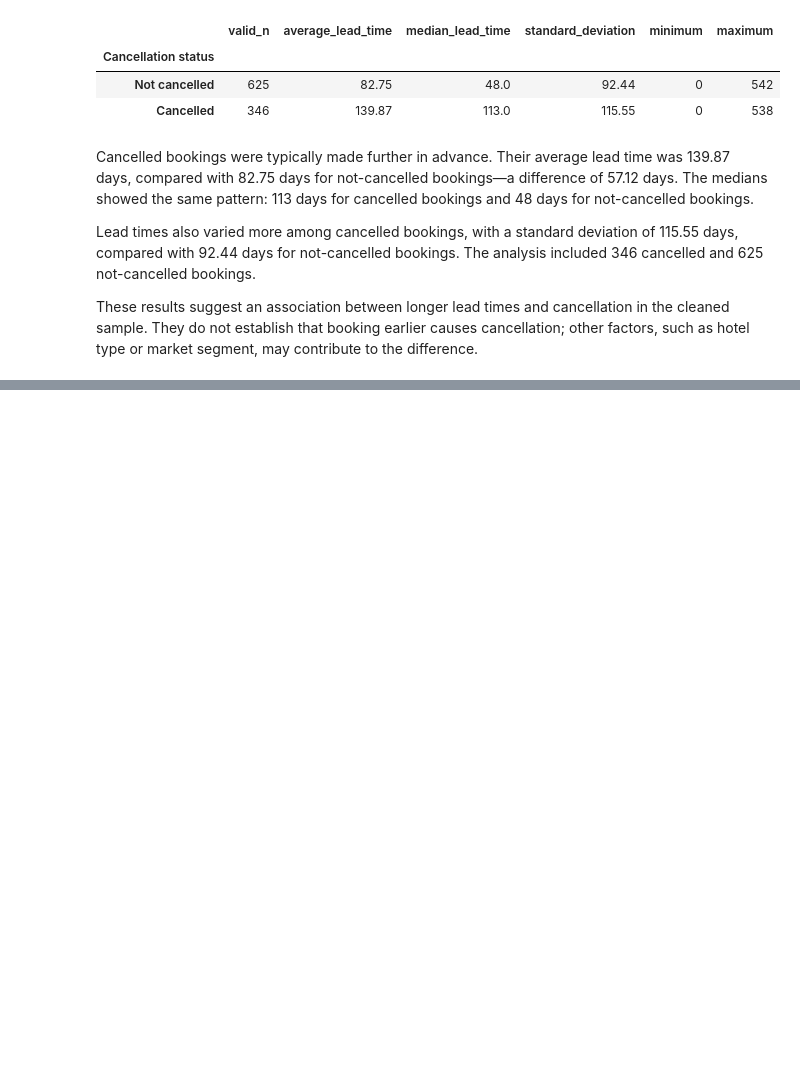
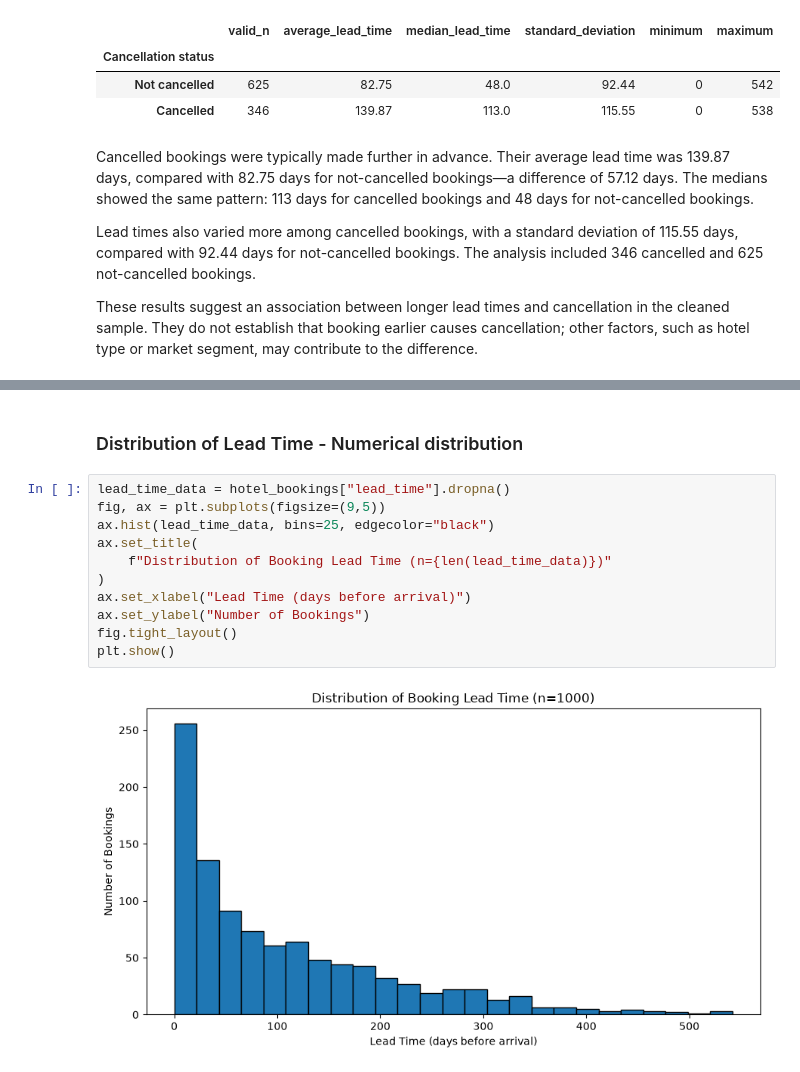
Before and after one commit to irubycampana/Hotel-Bookings, a Jupyter notebook: Group Project/HotelBooking.ipynb, the cells around one changed output, grey strips where cells are left out. Cells and saved outputs as stored; diff of their text form; blank space fills up the shorter version.

```diff
--- a/Group Project/HotelBooking.ipynb
+++ b/Group Project/HotelBooking.ipynb
@@ -964,0 +1050,15 @@ These results suggest an association between longer lead times and cancellation
+# %% [markdown]
+### Distribution of Lead Time - Numerical distribution
+# %%
+lead_time_data = hotel_bookings["lead_time"].dropna()
+fig, ax = plt.subplots(figsize=(9,5))
+ax.hist(lead_time_data, bins=25, edgecolor="black")
+ax.set_title(
+    f"Distribution of Booking Lead Time (n={len(lead_time_data)})"
+)
+ax.set_xlabel("Lead Time (days before arrival)")
+ax.set_ylabel("Number of Bookings")
+fig.tight_layout()
+plt.show()
+# %% [output]
+[figure, added]
```
Also changed, not shown: parts of 29 cells of this notebook.
